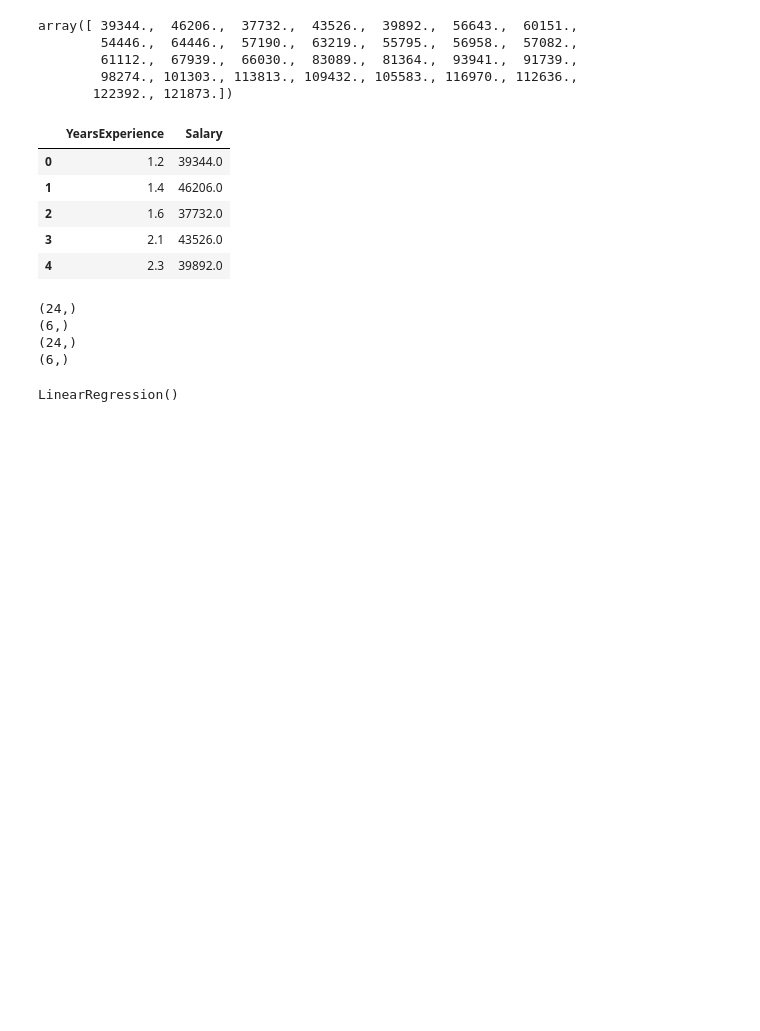
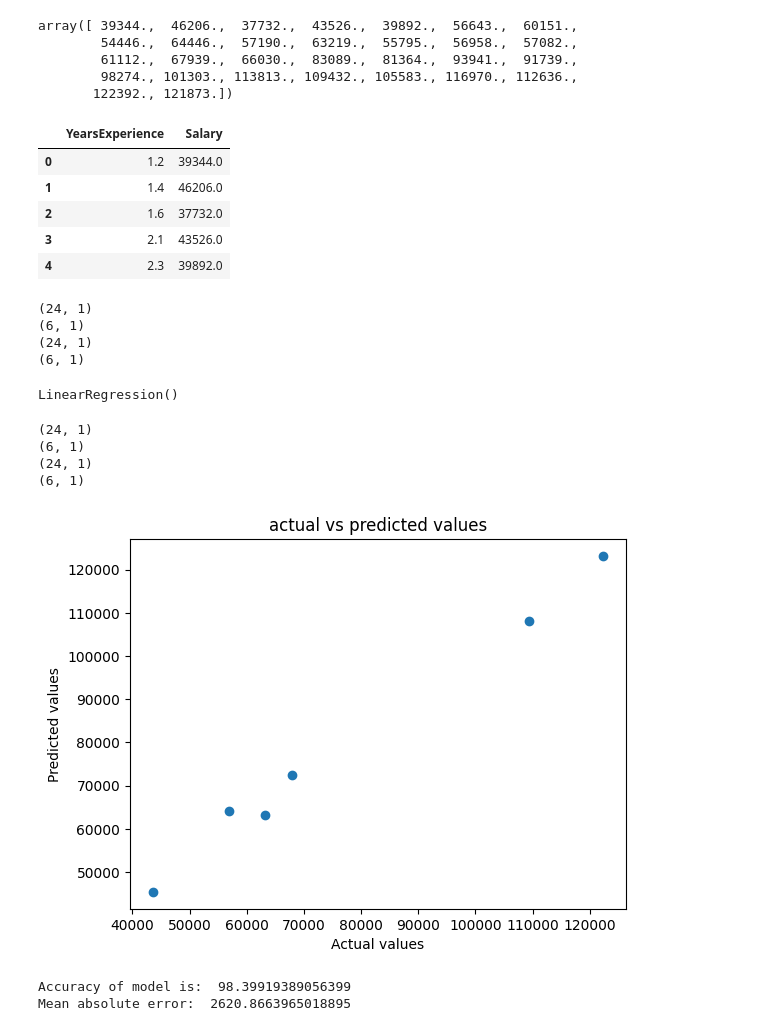
Before and after one commit to ESET0100/Basic, a Jupyter notebook: Python_basics/Day_7/Simple_Linear_Regression.ipynb, the cells around one changed output. Drawn from its saved outputs; the diff is of its cells as text; code cells hidden in the pictures; blank space fills up the shorter version.

```diff
--- a/Python_basics/Day_7/Simple_Linear_Regression.ipynb
+++ b/Python_basics/Day_7/Simple_Linear_Regression.ipynb
@@ -85,3 +85,8 @@ x_train,x_test,y_train,y_test=train_test_split(x,y,test_size=0.2,random_state=42
+# %%
+x_train=x_train.reshape(-1,1)
+x_test=x_test.reshape(-1,1)
+y_train=y_train.reshape(-1,1)
+y_test=y_test.reshape(-1,1)
 # %%
 #check shape of train and test data
 print(x_train.shape)
@@ -89,16 +94,46 @@ print(x_test.shape)
 print(y_train.shape)
 print(y_test.shape)
 # %% [output]
-(24,)
-(6,)
-(24,)
-(6,)
+(24, 1)
+(6, 1)
+(24, 1)
+(6, 1)
 # %%
 #select model
 from sklearn.linear_model import LinearRegression
 model=LinearRegression()
 # %%
 #train the model
-model.fit(x_train.reshape(-1,1),y_train)  #reshaping because we have only one feature
+model.fit(x_train,y_train)  #reshaping because we have only one feature
 # %% [output]
 LinearRegression()
+# %%
+print(x_train.shape)
+print(x_test.shape)
+print(y_train.shape)
+print(y_test.shape)
+# %% [output]
+(24, 1)
+(6, 1)
+(24, 1)
+(6, 1)
+# %%
+#predict the model
+y_pred=model.predict(x_test)
+# %%
+# scatter plot for actual and predicted values
+plt.scatter(y_test,y_pred)
+plt.xlabel("Actual values")
+plt.ylabel("Predicted values")
+plt.title("actual vs predicted values")
+plt.show()
+# %% [output]
+[figure, added]
+# %%
+from sklearn.metrics import r2_score
+r2score=r2_score(y_test,y_pred)
+print("Accuracy of model is: ",r2score*100)
+print("Mean absolute error: ",mean_absolute_error(y_test,y_pred))
+# %% [output]
+Accuracy of model is:  98.39919389056399
+Mean absolute error:  2620.8663965018895
```
Also changed, not shown: parts of 1 cell of this notebook.
